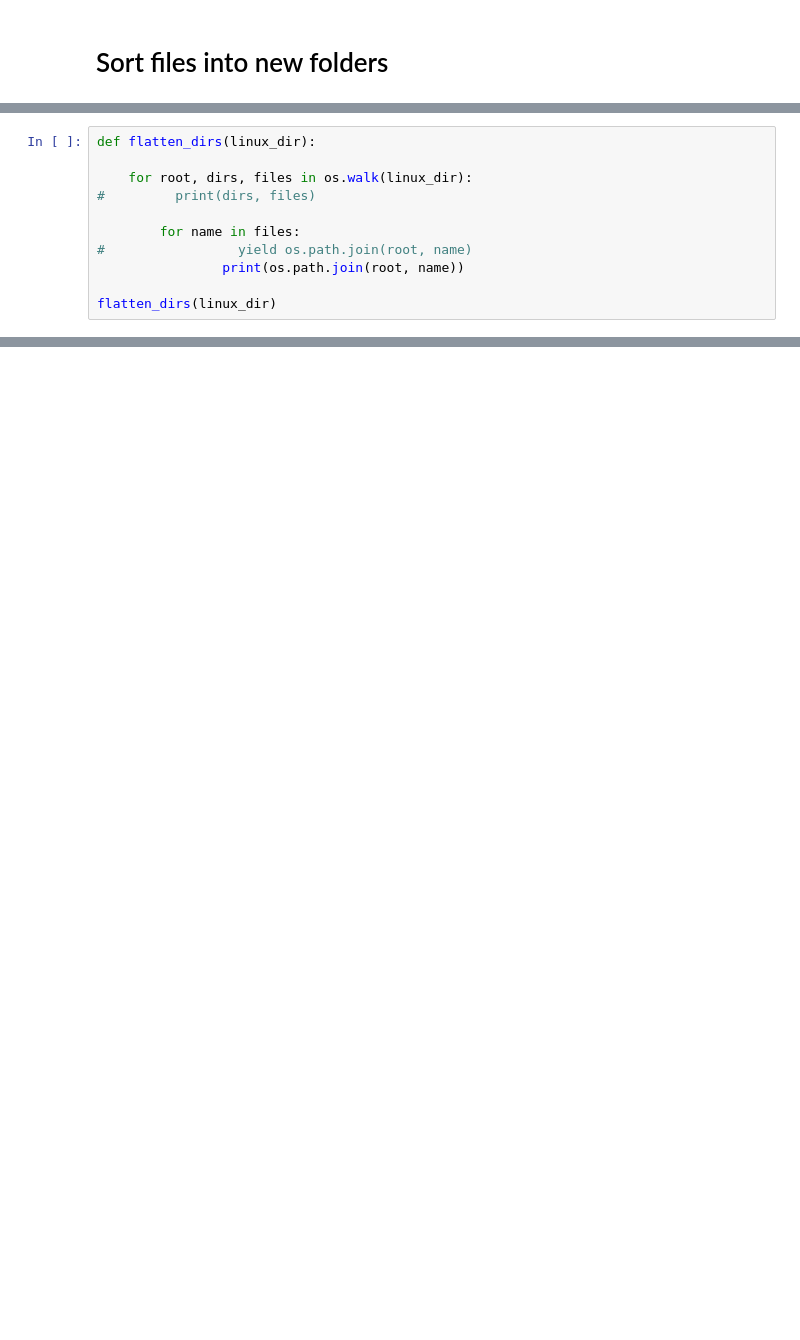
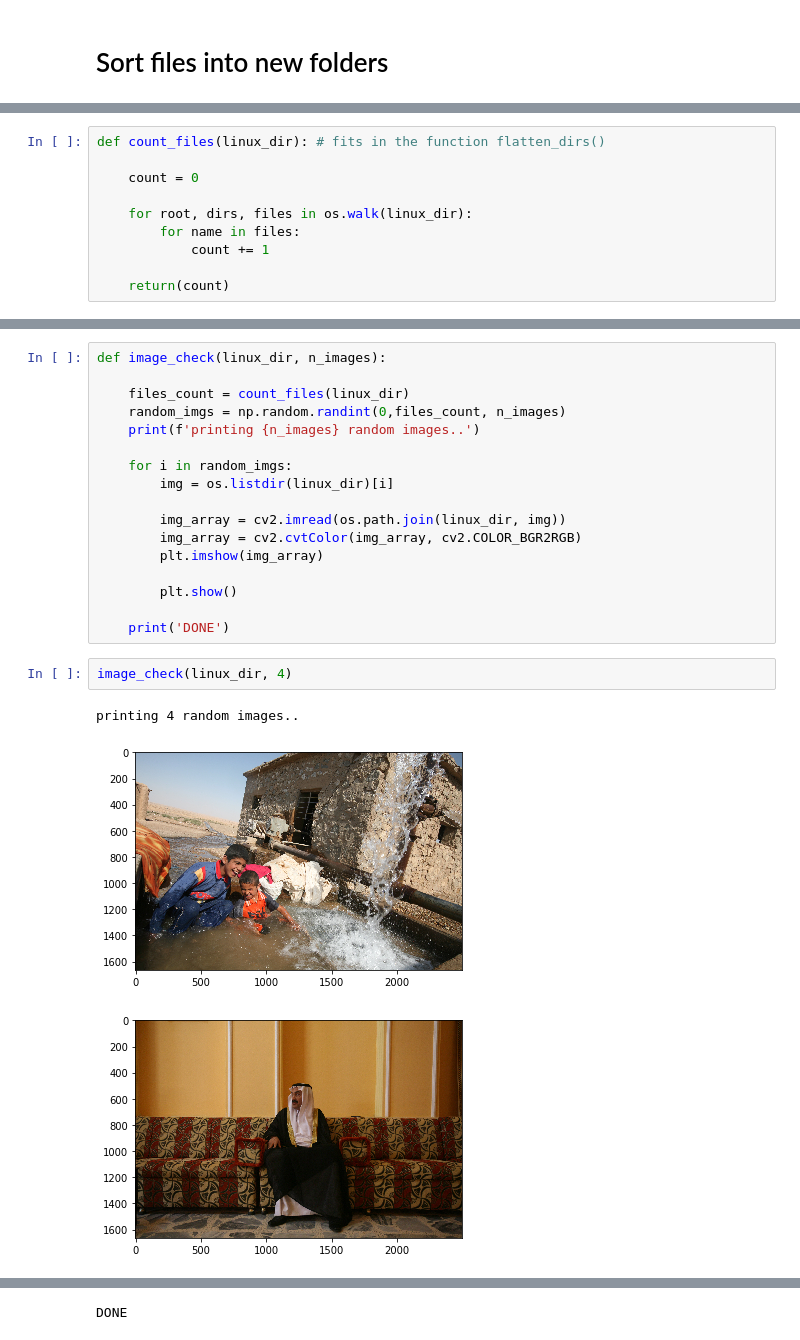
Before and after one commit to Polichinel/PhD_minsc, a Jupyter notebook: testNotebook4.ipynb, the cells around one changed output, grey strips where cells are left out. Saved outputs shown, nothing was run; the diff lists cells and outputs as text; blank space fills up the shorter version.

Commit message:
in working order. no check for x2

```diff
--- a/testNotebook4.ipynb
+++ b/testNotebook4.ipynb
@@ -102,11 +83,10 @@ Object `yield` not found.
 # %%
-def flatten_dirs(linux_dir):
+def count_files(linux_dir): # fits in the function flatten_dirs()
+
+    count = 0
 
     for root, dirs, files in os.walk(linux_dir):
-#         print(dirs, files)
+        for name in files:
+            count += 1
 
-        for name in files:
-#                 yield os.path.join(root, name)
-                print(os.path.join(root, name))
-
-flatten_dirs(linux_dir)
+    return(count)
@@ -176,0 +165,23 @@ Type:      builtin_function_or_method
+# %%
+def image_check(linux_dir, n_images):
+
+    files_count = count_files(linux_dir)
+    random_imgs = np.random.randint(0,files_count, n_images)
+    print(f'printing {n_images} random images..')
+
+    for i in random_imgs:
+        img = os.listdir(linux_dir)[i]
+
+        img_array = cv2.imread(os.path.join(linux_dir, img))
+        img_array = cv2.cvtColor(img_array, cv2.COLOR_BGR2RGB)
+        plt.imshow(img_array)
+
+        plt.show()
+
+    print('DONE')
+# %%
+image_check(linux_dir, 4)
+# %% [output]
+printing 4 random images..
+[figure, added]
+[figure, added]
@@ -176,0 +190 @@ Type:      builtin_function_or_method
+DONE
```
Also changed, not shown: parts of 18 cells of this notebook.
